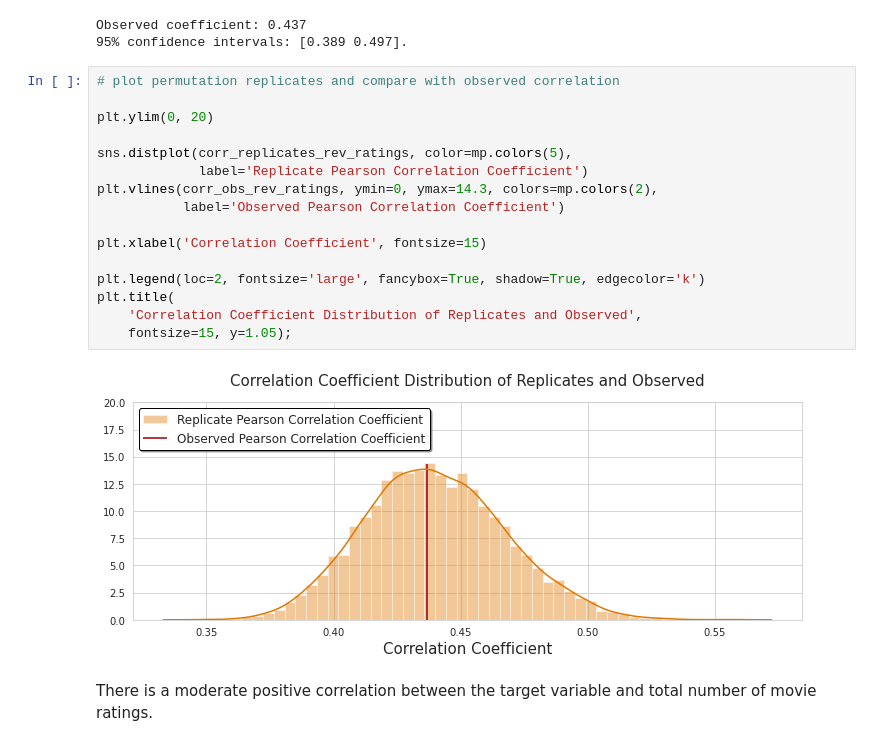
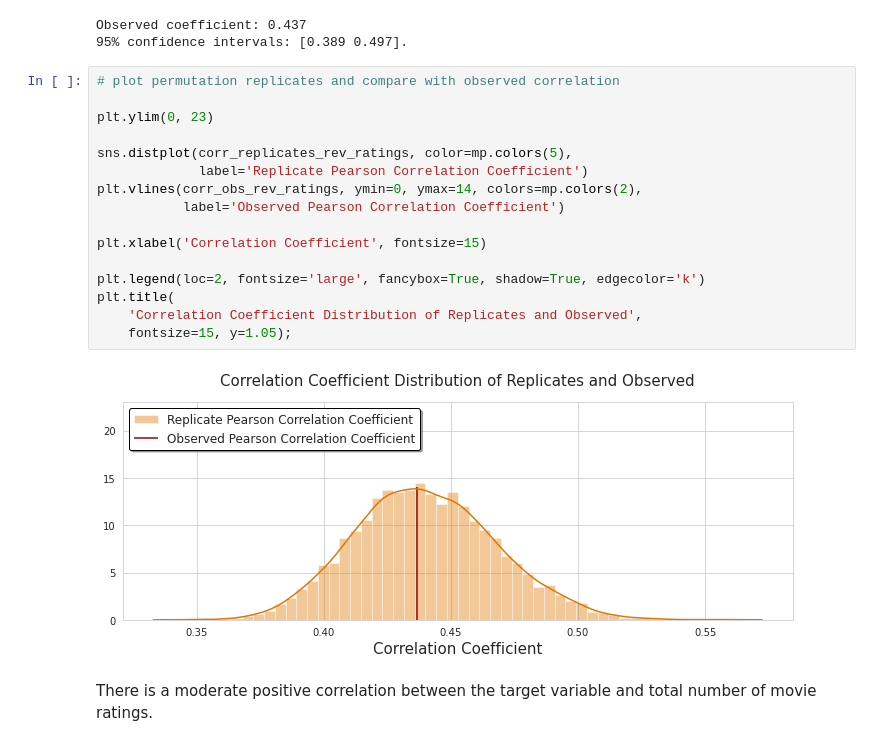
Before and after one commit to christianspybrook/movie_actor_tree_ensembles, a Jupyter notebook: statistical_analysis/capstone2_statistical_analysis.ipynb, the cells around one changed output. Saved outputs shown, nothing was run; the diff lists cells and outputs as text.

```diff
--- a/statistical_analysis/capstone2_statistical_analysis.ipynb
+++ b/statistical_analysis/capstone2_statistical_analysis.ipynb
@@ -920,21 +920,21 @@ Observed coefficient: 0.437
 # %%
 # plot permutation replicates and compare with observed correlation
 
-plt.ylim(0, 20)
+plt.ylim(0, 23)
 
 sns.distplot(corr_replicates_rev_ratings, color=mp.colors(5),
              label='Replicate Pearson Correlation Coefficient')
-plt.vlines(corr_obs_rev_ratings, ymin=0, ymax=14.3, colors=mp.colors(2),
+plt.vlines(corr_obs_rev_ratings, ymin=0, ymax=14, colors=mp.colors(2),
            label='Observed Pearson Correlation Coefficient')
 
 plt.xlabel('Correlation Coefficient', fontsize=15)
 
 plt.legend(loc=2, fontsize='large', fancybox=True, shadow=True, edgecolor='k')
 plt.title(
     'Correlation Coefficient Distribution of Replicates and Observed',
     fontsize=15, y=1.05);
 # %% [output]
-[figure, old version]
+[figure, new version]
 # %% [markdown]
 There is a moderate positive correlation between the target variable and total number of movie ratings.
 # %% [markdown]
```
Also changed, not shown: parts of 7 cells of this notebook.
